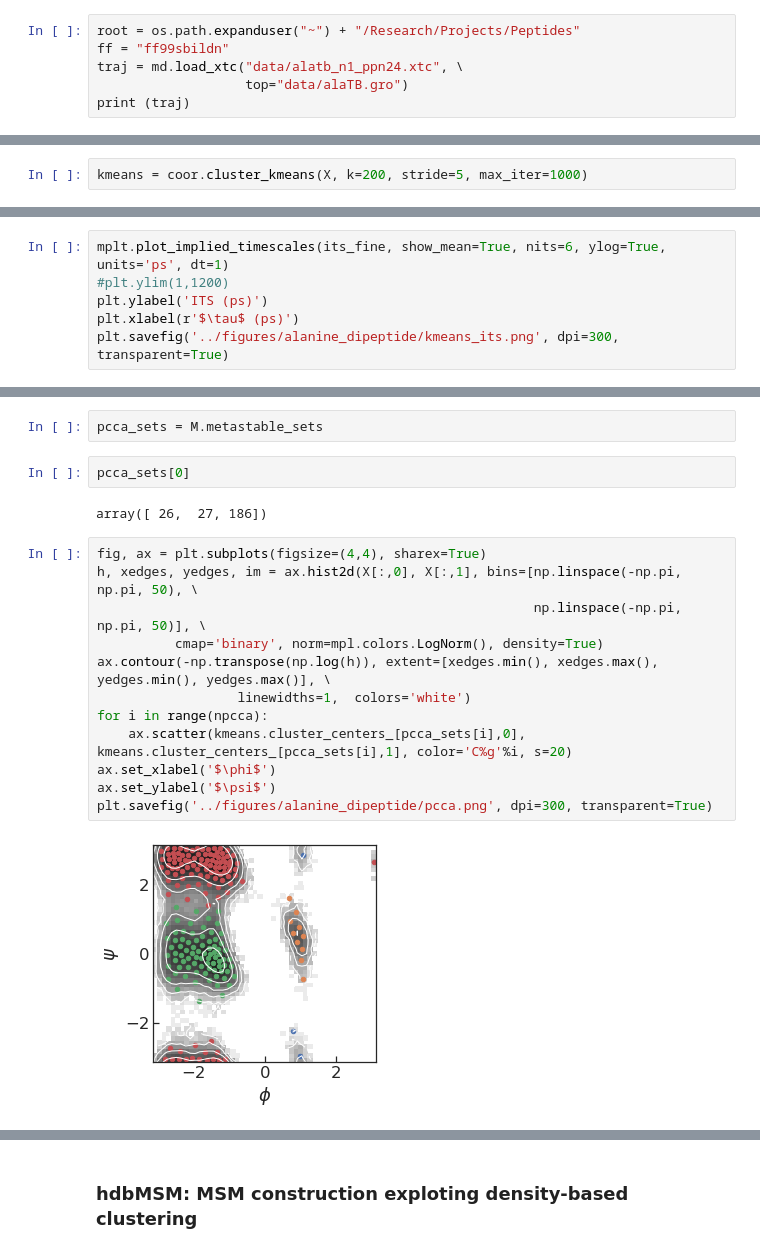
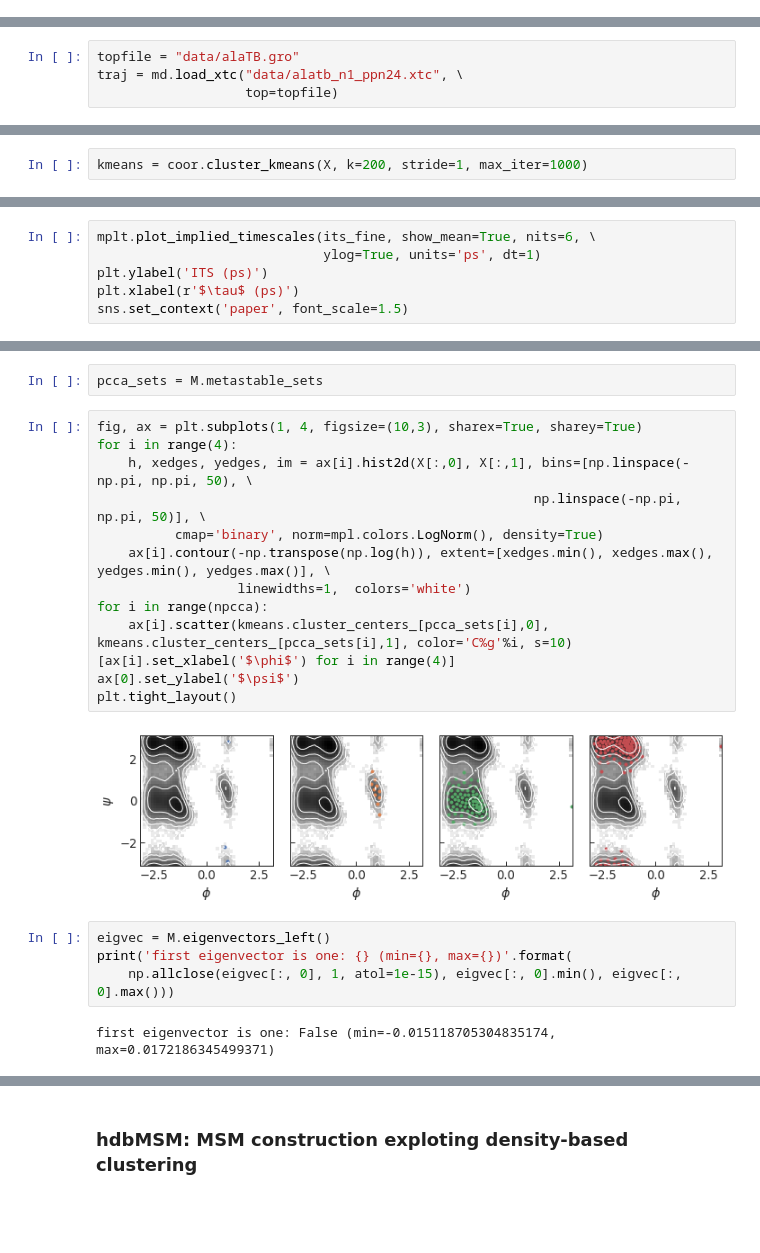
Before and after one commit to BioKT/hdbMSM, a Jupyter notebook: notebooks/alanine_dipeptide.ipynb, the cells around one changed output, grey strips where cells are left out. Cells and saved outputs as stored; diff of their text form; blank space fills up the shorter version.

```diff
--- a/notebooks/alanine_dipeptide.ipynb
+++ b/notebooks/alanine_dipeptide.ipynb
@@ -16,9 +16,3 @@ sns.set_style({"xtick.direction": "in", "ytick.direction": "in"})
 import mdtraj as md
 # %% [markdown]
 ### Analysis
-# %%
-root = os.path.expanduser("~") + "/Research/Projects/Peptides"
-ff = "ff99sbildn"
-traj = md.load_xtc("data/alatb_n1_ppn24.xtc", \
-                   top="data/alaTB.gro")
-print (traj)
@@ -27,3 +21,7 @@ print (traj)
+# %%
+topfile = "data/alaTB.gro"
+traj = md.load_xtc("data/alatb_n1_ppn24.xtc", \
+                   top=topfile)
 # %%
 import pyemma
 import pyemma.coordinates as coor
@@ -50,7 +47,7 @@ X = feat.transform(traj)
 # %% [markdown]
 Carry out discretization by using K-means clustering with k=150 cluster centers.
 # %%
-kmeans = coor.cluster_kmeans(X, k=200, stride=5, max_iter=1000)
+kmeans = coor.cluster_kmeans(X, k=200, stride=1, max_iter=1000)
 # %%
 kmeans.cluster_centers_[:10]
 # %% [output]
@@ -93,7 +89,7 @@ its_fine = msm.its(dtrajs, lags=lags, errors='bayes')
 # %%
-mplt.plot_implied_timescales(its_fine, show_mean=True, nits=6, ylog=True, units='ps', dt=1)
-#plt.ylim(1,1200)
+mplt.plot_implied_timescales(its_fine, show_mean=True, nits=6, \
+                             ylog=True, units='ps', dt=1)
 plt.ylabel('ITS (ps)')
 plt.xlabel(r'$\tau$ (ps)')
-plt.savefig('../figures/alanine_dipeptide/kmeans_its.png', dpi=300, transparent=True)
+sns.set_context('paper', font_scale=1.5)
 # %% [output]
@@ -128,21 +122,24 @@ PCCA(P=array([[0.00565, 0.00142, ..., 0.01175, 0.00047],
    m=4)
 # %%
 pcca_sets = M.metastable_sets
-# %%
-pcca_sets[0]
-# %% [output]
-array([ 26,  27, 186])
 # %%
-fig, ax = plt.subplots(figsize=(4,4), sharex=True)
-h, xedges, yedges, im = ax.hist2d(X[:,0], X[:,1], bins=[np.linspace(-np.pi, np.pi, 50), \
+fig, ax = plt.subplots(1, 4, figsize=(10,3), sharex=True, sharey=True)
+for i in range(4):
+    h, xedges, yedges, im = ax[i].hist2d(X[:,0], X[:,1], bins=[np.linspace(-np.pi, np.pi, 50), \
                                                         np.linspace(-np.pi, np.pi, 50)], \
           cmap='binary', norm=mpl.colors.LogNorm(), density=True)
-ax.contour(-np.transpose(np.log(h)), extent=[xedges.min(), xedges.max(), yedges.min(), yedges.max()], \
+    ax[i].contour(-np.transpose(np.log(h)), extent=[xedges.min(), xedges.max(), yedges.min(), yedges.max()], \
                   linewidths=1,  colors='white')
 for i in range(npcca):
-    ax.scatter(kmeans.cluster_centers_[pcca_sets[i],0], kmeans.cluster_centers_[pcca_sets[i],1], color='C%g'%i, s=20)
-ax.set_xlabel('$\phi$')
-ax.set_ylabel('$\psi$')
-plt.savefig('../figures/alanine_dipeptide/pcca.png', dpi=300, transparent=True)
+    ax[i].scatter(kmeans.cluster_centers_[pcca_sets[i],0], kmeans.cluster_centers_[pcca_sets[i],1], color='C%g'%i, s=10)
+[ax[i].set_xlabel('$\phi$') for i in range(4)]
+ax[0].set_ylabel('$\psi$')
+plt.tight_layout()
 # %% [output]
-[figure, old version]
+[figure, new version]
+# %%
+eigvec = M.eigenvectors_left()
+print('first eigenvector is one: {} (min={}, max={})'.format(
+    np.allclose(eigvec[:, 0], 1, atol=1e-15), eigvec[:, 0].min(), eigvec[:, 0].max()))
+# %% [output]
+first eigenvector is one: False (min=-0.015118705304835174, max=0.0172186345499371)
```
Also changed, not shown: parts of 38 cells of this notebook, 3 other files.
